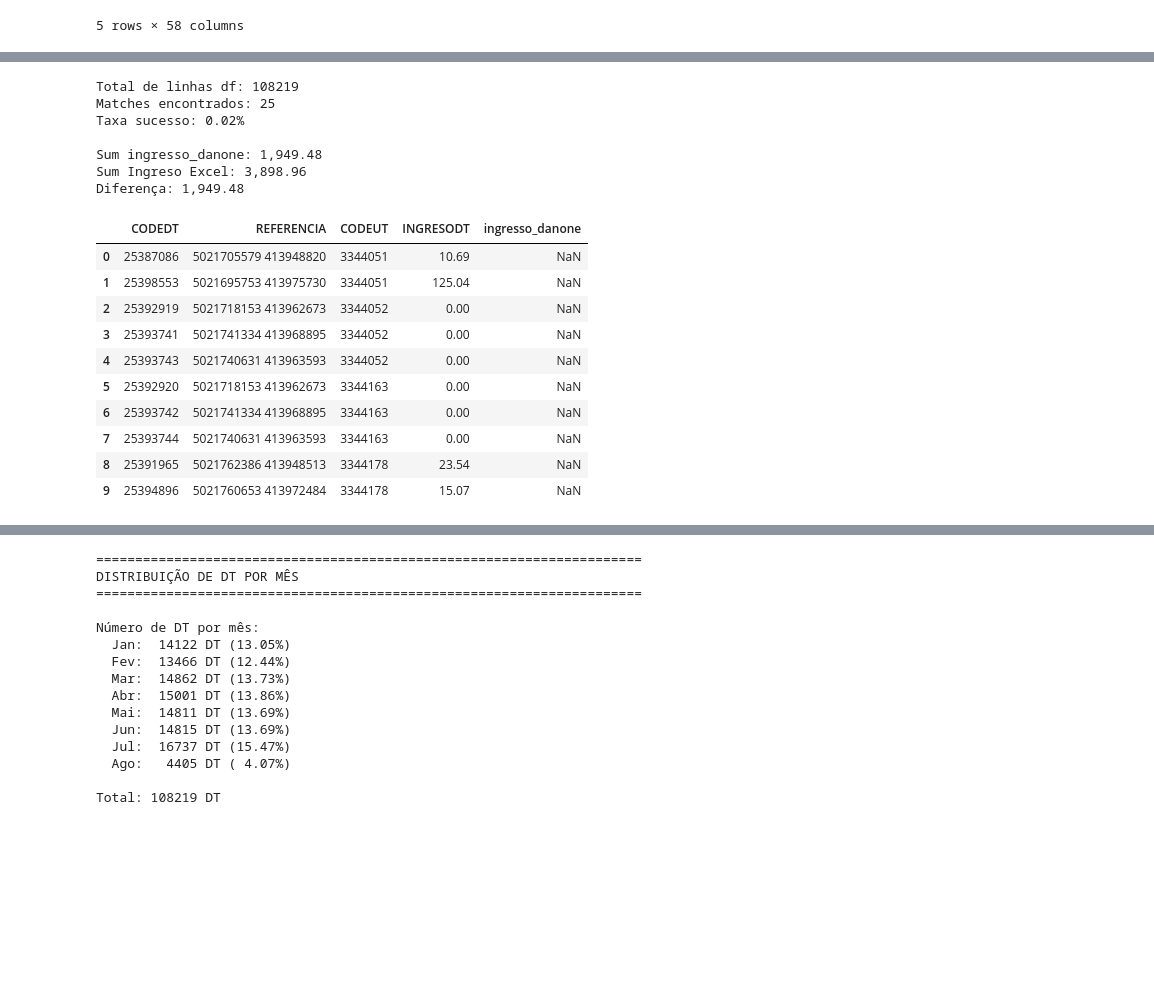
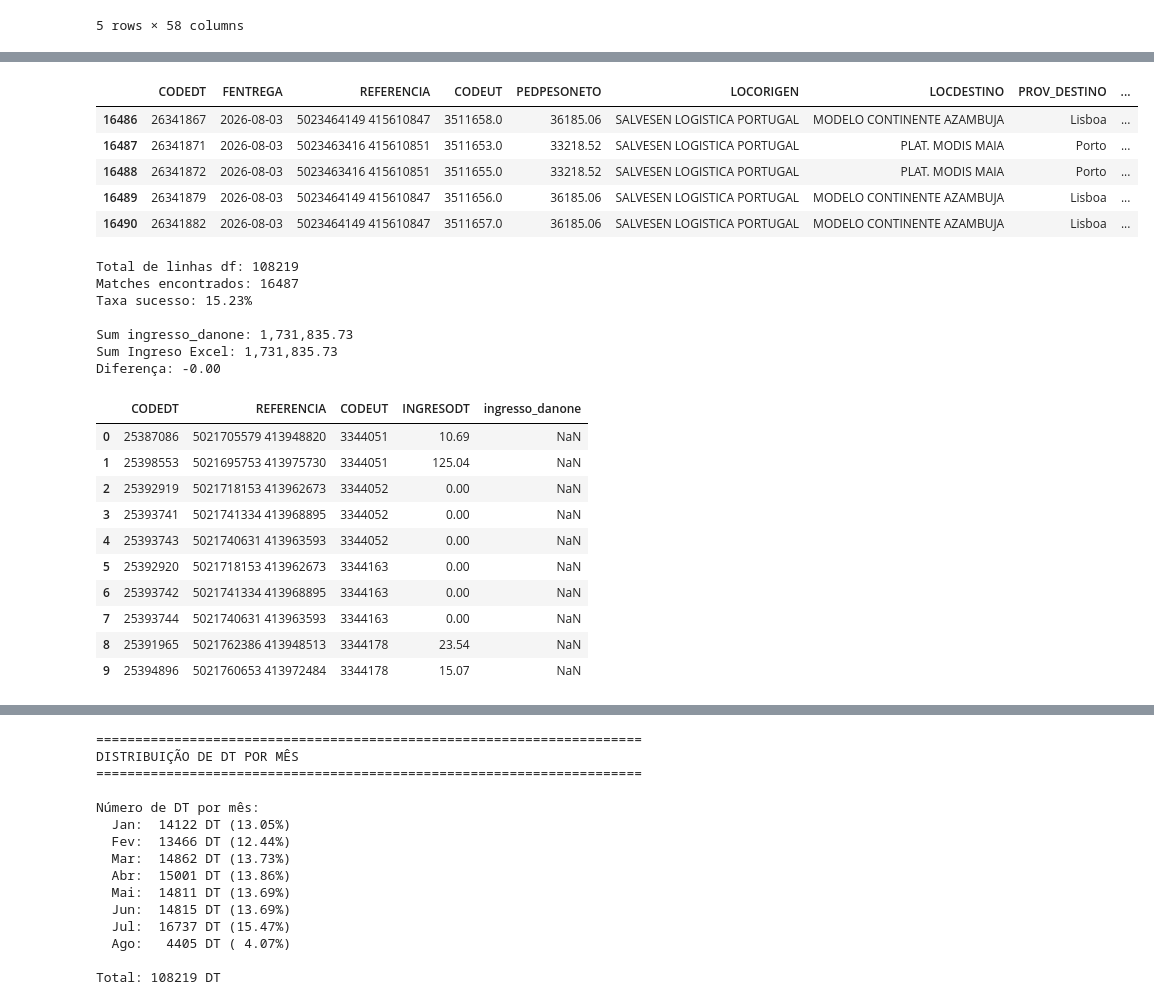
Before and after one commit to ruben-filipe-rocha/Salvesen, a Jupyter notebook: 02.Finance/01_Fin_PBI_inform_27_v2.ipynb, the cells around one changed output, grey strips where cells are left out. Cells and saved outputs as stored; diff of their text form; code cells hidden in the pictures; blank space fills up the shorter version.

```diff
--- a/02.Finance/01_Fin_PBI_inform_27_v2.ipynb
+++ b/02.Finance/01_Fin_PBI_inform_27_v2.ipynb
@@ -115,13 +120,20 @@ Shape: (16499, 5)
+# %%
+df_danone.tail(5)
+# %% [output]
+|  | CODEDT | FENTREGA | REFERENCIA | CODEUT | PEDPESONETO | LOCORIGEN | LOCDESTINO | PROV_DESTINO | ... |
+| 16486 | 26341867 | 2026-08-03 | 5023464149 415610847 | 3511658.0 | 36185.06 | SALVESEN LOGISTICA PORTUGAL | MODELO CONTINENTE AZAMBUJA | Lisboa | ... |
+| 16487 | 26341871 | 2026-08-03 | 5023463416 415610851 | 3511653.0 | 33218.52 | SALVESEN LOGISTICA PORTUGAL | PLAT. MODIS MAIA | Porto | ... |
+| 16488 | 26341872 | 2026-08-03 | 5023463416 415610851 | 3511655.0 | 33218.52 | SALVESEN LOGISTICA PORTUGAL | PLAT. MODIS MAIA | Porto | ... |
+| 16489 | 26341879 | 2026-08-03 | 5023464149 415610847 | 3511656.0 | 36185.06 | SALVESEN LOGISTICA PORTUGAL | MODELO CONTINENTE AZAMBUJA | Lisboa | ... |
+| 16490 | 26341882 | 2026-08-03 | 5023464149 415610847 | 3511657.0 | 36185.06 | SALVESEN LOGISTICA PORTUGAL | MODELO CONTINENTE AZAMBUJA | Lisboa | ... |
 # %%
-# Preparar df_danone (renomear colunas)
-df_danone.columns = ['CODEDT', 'REFERENCIA', 'CODEUT', 'COSTEDT_DANONE', 'Ingreso']
-
-# Remover primeira linha se for header
-if df_danone.iloc[0, 0] == 'CODEDT':
-    df_danone = df_danone.iloc[1:].reset_index(drop=True)
+# Preparar df_danone - remover coluna vazia e selecionar as necessárias
+df_danone = df_danone[['CODEDT', 'REFERENCIA', 'CODEUT', 'Sum of Ingreso']].copy()
+df_danone.columns = ['CODEDT', 'REFERENCIA', 'CODEUT', 'Ingreso']
 
 # Converter tipos de dados
 df_danone['CODEDT'] = pd.to_numeric(df_danone['CODEDT'], errors='coerce').fillna(0).astype('Int64')
+df_danone['CODEUT'] = df_danone['CODEUT'].astype('Int64').astype(str)
 df_danone['CODEUT'] = df_danone['CODEUT'].astype(str).str.strip()
 df_danone['REFERENCIA'] = df_danone['REFERENCIA'].astype(str).str.strip()
 df_danone['Ingreso'] = pd.to_numeric(df_danone['Ingreso'], errors='coerce')
@@ -131,7 +143,7 @@ df['REFERENCIA'] = df['REFERENCIA'].astype(str).str.strip()
 df['CODEUT'] = df['CODEUT'].astype(str).str.strip()
 df['CODEDT'] = pd.to_numeric(df['CODEDT'], errors='coerce').fillna(0).astype('Int64')
 
-# Função de lookup com cascata - SEM CRITÉRIOS DE FILTRO
+# Função de lookup otimizada com merge
 def buscar_ingreso_danone(row):
     codeut = str(row['CODEUT']).strip()
     referencia = str(row['REFERENCIA']).strip()
@@ -169,12 +181,12 @@ print(f"Diferença: {(sum_ingreso_excel - sum_ingresso_danone):,.2f}")
 df[['CODEDT', 'REFERENCIA', 'CODEUT', 'INGRESODT', 'ingresso_danone']].head(10)
 # %% [output]
 Total de linhas df: 108219
-Matches encontrados: 25
-Taxa sucesso: 0.02%
+Matches encontrados: 16487
+Taxa sucesso: 15.23%
 
-Sum ingresso_danone: 1,949.48
-Sum Ingreso Excel: 3,898.96
-Diferença: 1,949.48
+Sum ingresso_danone: 1,731,835.73
+Sum Ingreso Excel: 1,731,835.73
+Diferença: -0.00
 |  | CODEDT | REFERENCIA | CODEUT | INGRESODT | ingresso_danone |
 | 0 | 25387086 | 5021705579 413948820 | 3344051 | 10.69 | NaN |
 | 1 | 25398553 | 5021695753 413975730 | 3344051 | 125.04 | NaN |
```
Also changed, not shown: parts of 26 cells of this notebook.
